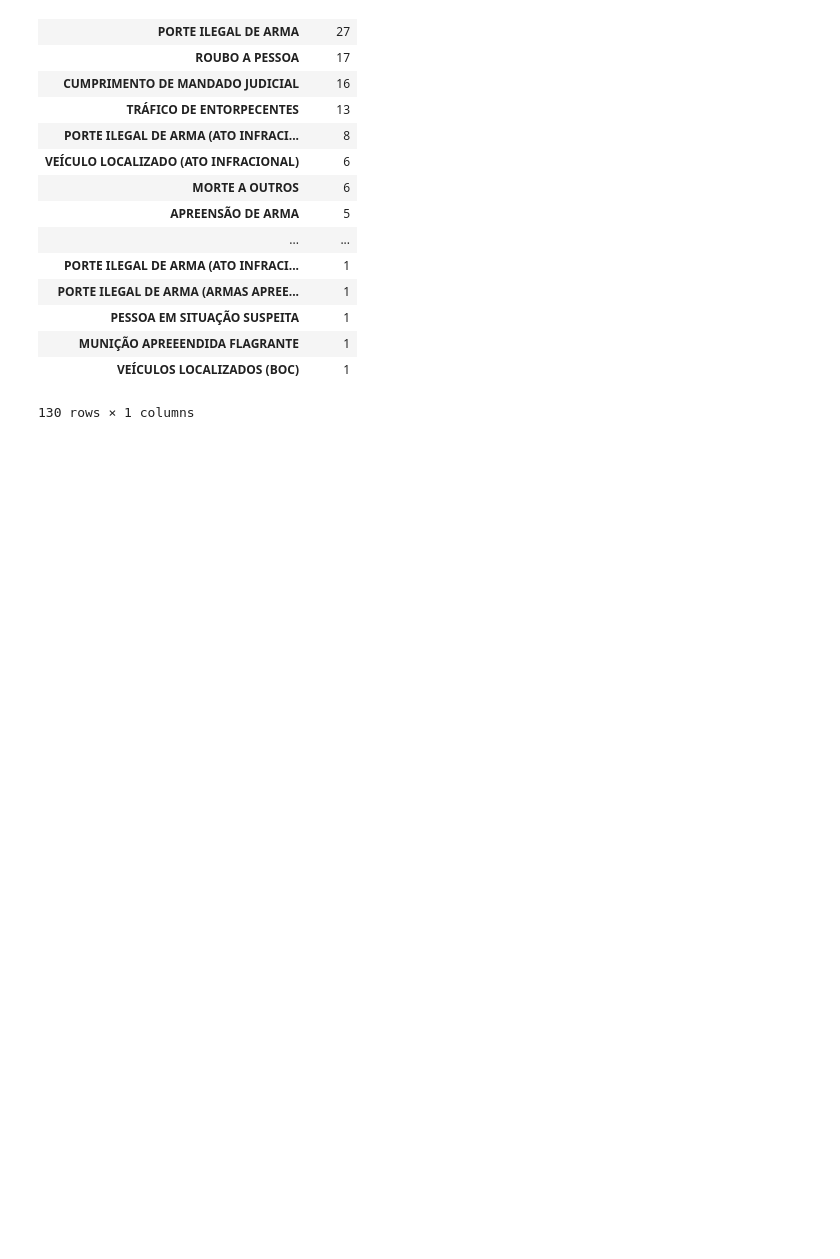
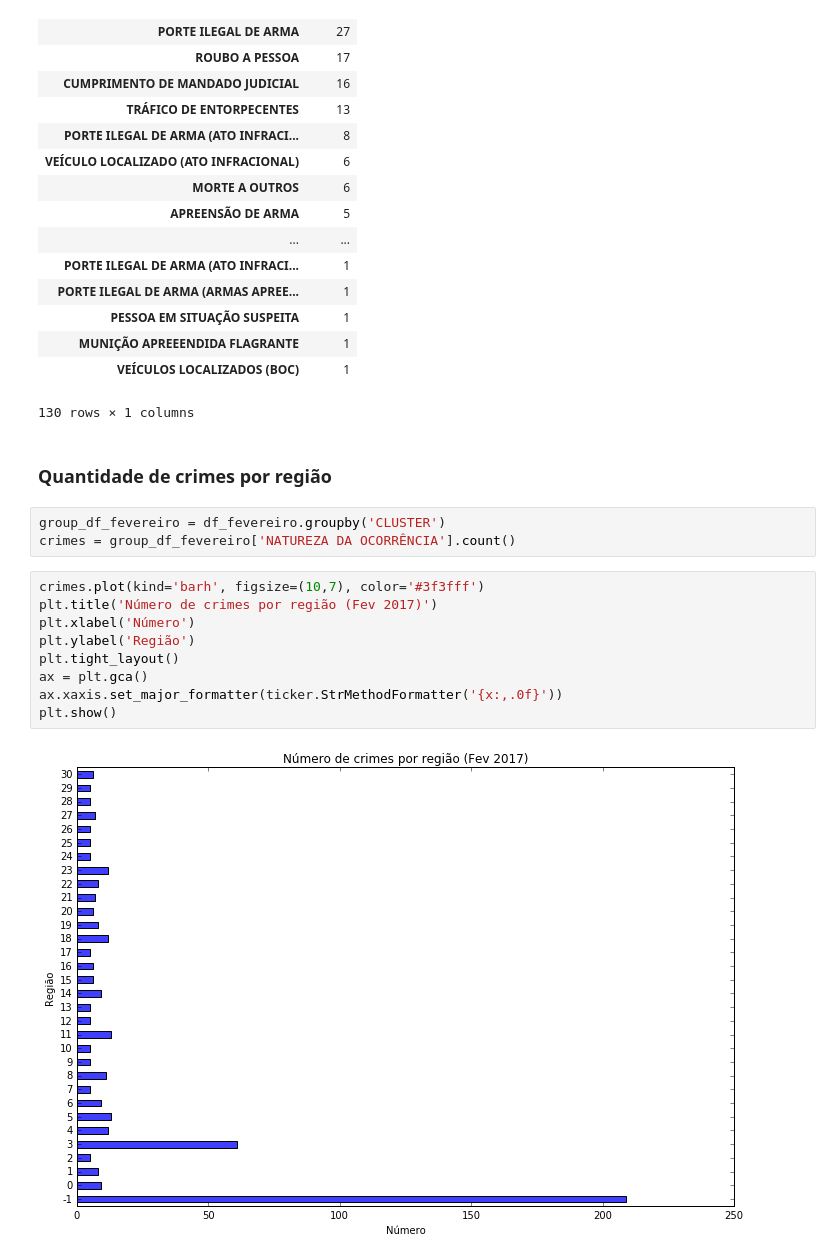
Before and after one commit to netodeolino/TCC, a Jupyter notebook: TCC 02/Resultados/Fevereiro/Fevereiro.ipynb, the cells around one changed output. Saved outputs shown, nothing was run; the diff lists cells and outputs as text; blank space fills up the shorter version.

Commit message:
qtd por região no mês

```diff
--- a/TCC 02/Resultados/Fevereiro/Fevereiro.ipynb
+++ b/TCC 02/Resultados/Fevereiro/Fevereiro.ipynb
@@ -64,3 +64,19 @@ all_crime_tipos
 | MUNIÇÃO APREEENDIDA FLAGRANTE | 1 |
 | VEÍCULOS LOCALIZADOS (BOC) | 1 |
 130 rows × 1 columns
+# %% [markdown]
+### Quantidade de crimes por região
+# %%
+group_df_fevereiro = df_fevereiro.groupby('CLUSTER')
+crimes = group_df_fevereiro['NATUREZA DA OCORRÊNCIA'].count()
+# %%
+crimes.plot(kind='barh', figsize=(10,7), color='#3f3fff')
+plt.title('Número de crimes por região (Fev 2017)')
+plt.xlabel('Número')
+plt.ylabel('Região')
+plt.tight_layout()
+ax = plt.gca()
+ax.xaxis.set_major_formatter(ticker.StrMethodFormatter('{x:,.0f}'))
+plt.show()
+# %% [output]
+[figure, added]
```
Also changed, not shown: 4 other files.
